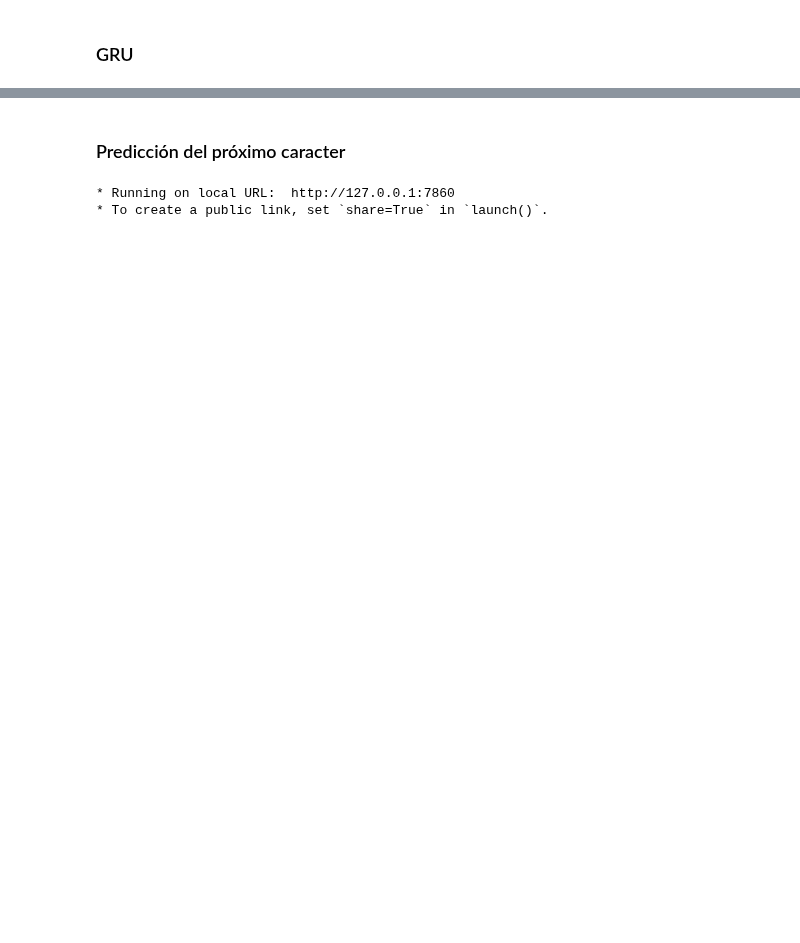
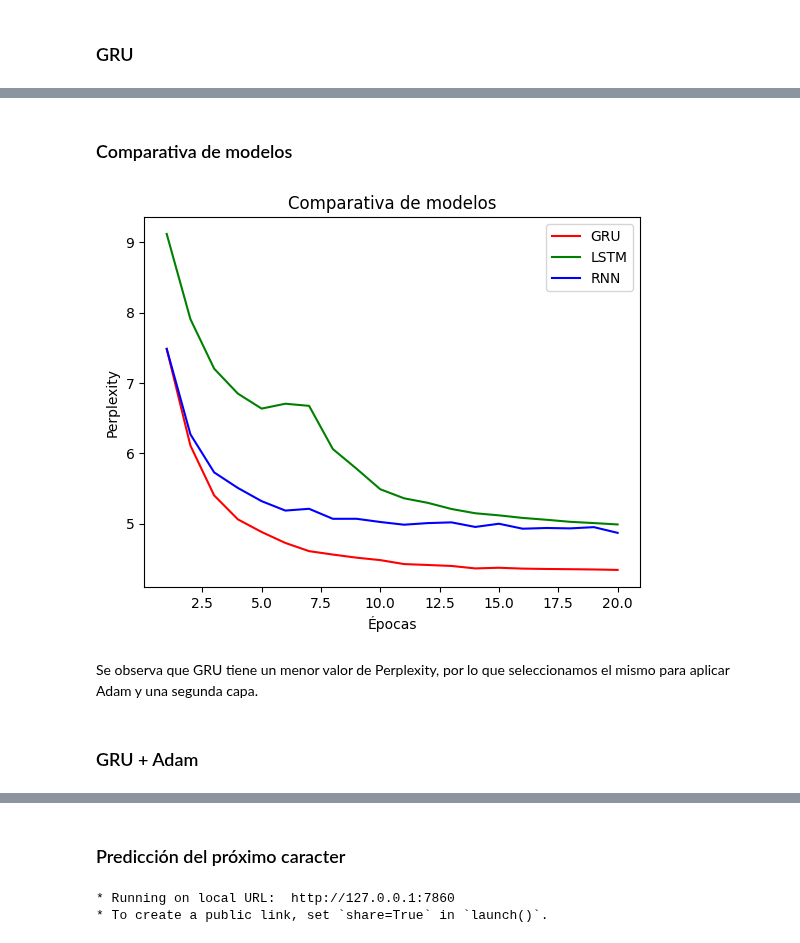
Before and after one commit to Agustinlopezf/CEIA-ProcesamientoLenguajeNaturalI, a Jupyter notebook: Desafio_3/Desafio_3.ipynb, the cells around one changed output, grey strips where cells are left out. Cells and saved outputs as stored; diff of their text form; code cells hidden in the pictures; blank space fills up the shorter version.

Commit message:
Agregar GRU + Adam y GRU dos capas

```diff
--- a/Desafio_3/Desafio_3.ipynb
+++ b/Desafio_3/Desafio_3.ipynb
@@ -511,0 +491,18 @@ plt.show()
+# %% [markdown]
+### Comparativa de modelos
+# %%
+sns.lineplot(x=epoch_count, y=history_ppl_gru, color="red", label="GRU")
+sns.lineplot(x=epoch_count, y=history_ppl_lstm, color="green", label="LSTM")
+sns.lineplot(x=epoch_count, y=history_ppl, color="blue", label="RNN")
+
+plt.title("Comparativa de modelos")
+plt.xlabel("Épocas")
+plt.ylabel("Perplexity")
+plt.legend()
+plt.show()
+# %% [output]
+[figure, added]
+# %% [markdown]
+Se observa que GRU tiene un menor valor de Perplexity, por lo que seleccionamos el mismo para aplicar Adam y una segunda capa.
+# %% [markdown]
+### GRU + Adam
```
Also changed, not shown: parts of 45 cells of this notebook, 4 other files.
